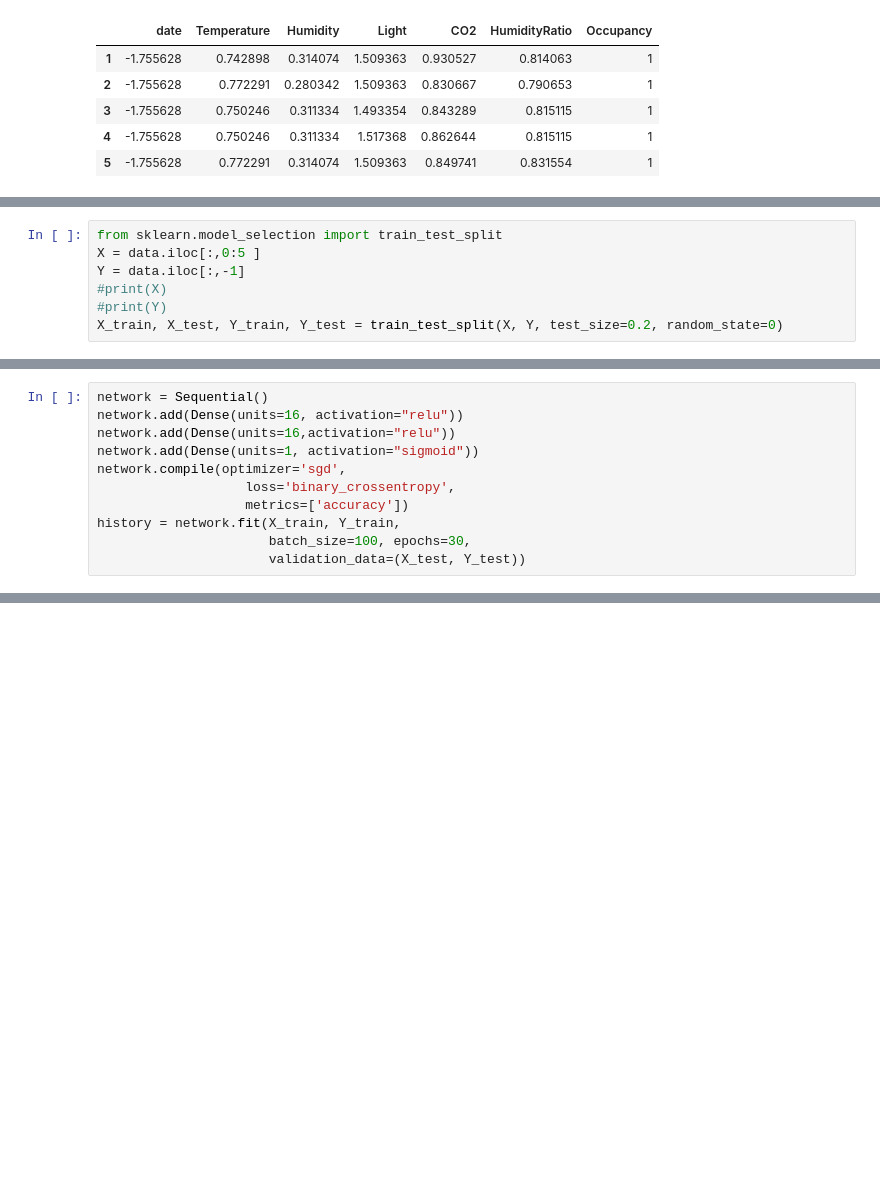
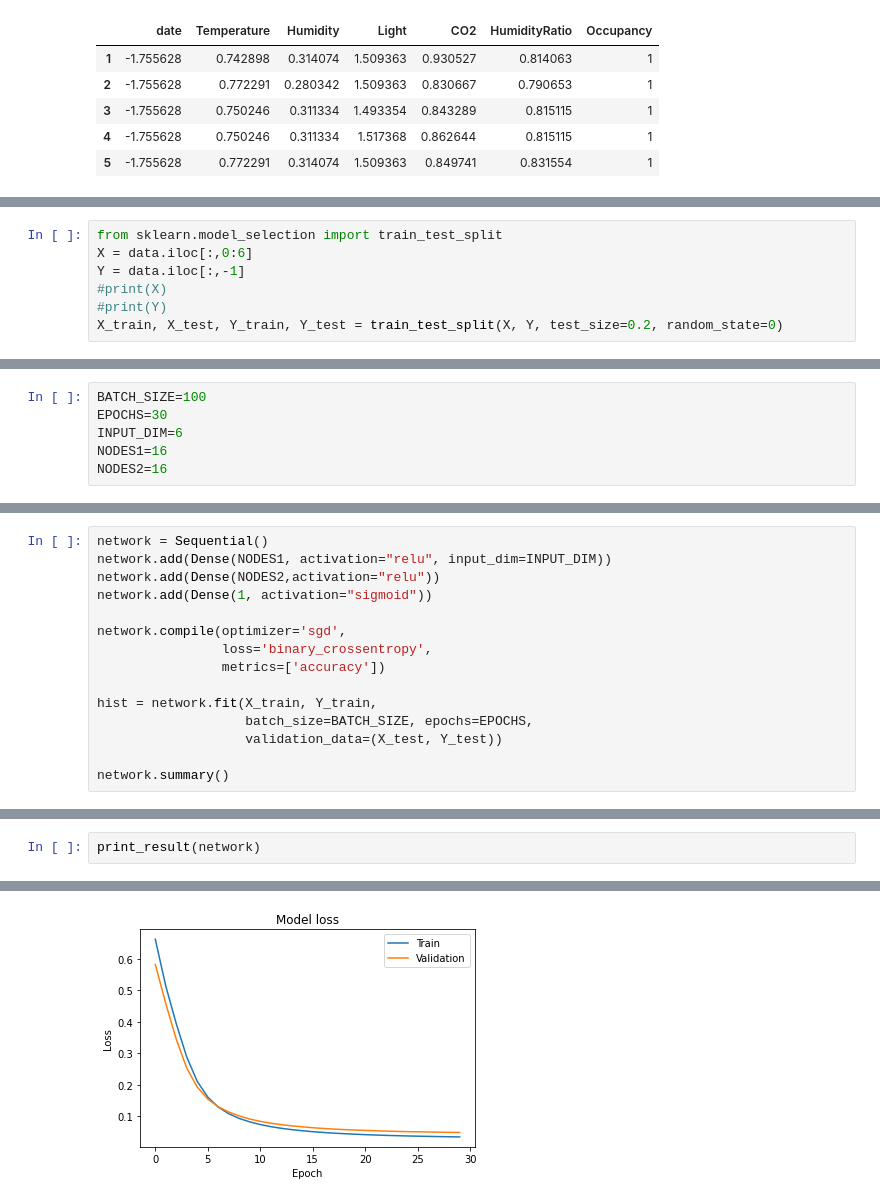
Before and after one commit to mirjanaz200/Room-Occupation, a Jupyter notebook: Room Occupancy.ipynb, the cells around one changed output, grey strips where cells are left out. Drawn from its saved outputs; the diff is of its cells as text; blank space fills up the shorter version.

```diff
--- a/Room Occupancy.ipynb
+++ b/Room Occupancy.ipynb
@@ -60,6 +78,6 @@ data.head(5)
 # %%
 from sklearn.model_selection import train_test_split
-X = data.iloc[:,0:5 ]
+X = data.iloc[:,0:6]
 Y = data.iloc[:,-1]
 #print(X)
 #print(Y)
@@ -84,0 +112,6 @@ Name: Occupancy, Length: 9752, dtype: int64
+# %%
+BATCH_SIZE=100
+EPOCHS=30
+INPUT_DIM=6
+NODES1=16
+NODES2=16
@@ -85,13 +120,17 @@ Name: Occupancy, Length: 9752, dtype: int64
 # %%
 network = Sequential()
-network.add(Dense(units=16, activation="relu"))
-network.add(Dense(units=16,activation="relu"))
-network.add(Dense(units=1, activation="sigmoid"))
+network.add(Dense(NODES1, activation="relu", input_dim=INPUT_DIM))
+network.add(Dense(NODES2,activation="relu"))
+network.add(Dense(1, activation="sigmoid"))
+
 network.compile(optimizer='sgd',
-                   loss='binary_crossentropy',
-                   metrics=['accuracy'])
-history = network.fit(X_train, Y_train,
-                      batch_size=100, epochs=30,
-                      validation_data=(X_test, Y_test))
+                loss='binary_crossentropy',
+                metrics=['accuracy'])
+
+hist = network.fit(X_train, Y_train,
+                   batch_size=BATCH_SIZE, epochs=EPOCHS,
+                   validation_data=(X_test, Y_test))
+
+network.summary()
 # %% [output]
 Epoch 1/30
@@ -113,0 +153,3 @@ Epoch 30/30
+# %%
+print_result(network)
+# %% [output]
@@ -113,0 +157 @@ Epoch 30/30
+[figure, added]
```
Also changed, not shown: parts of 29 cells of this notebook.
